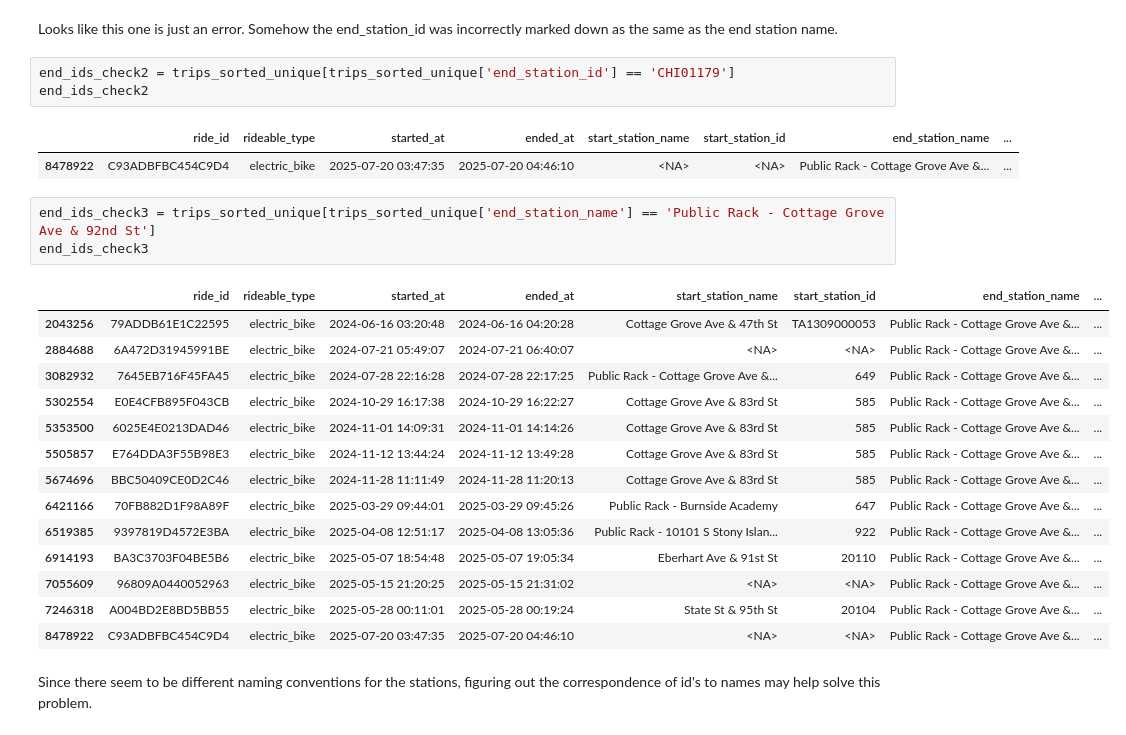
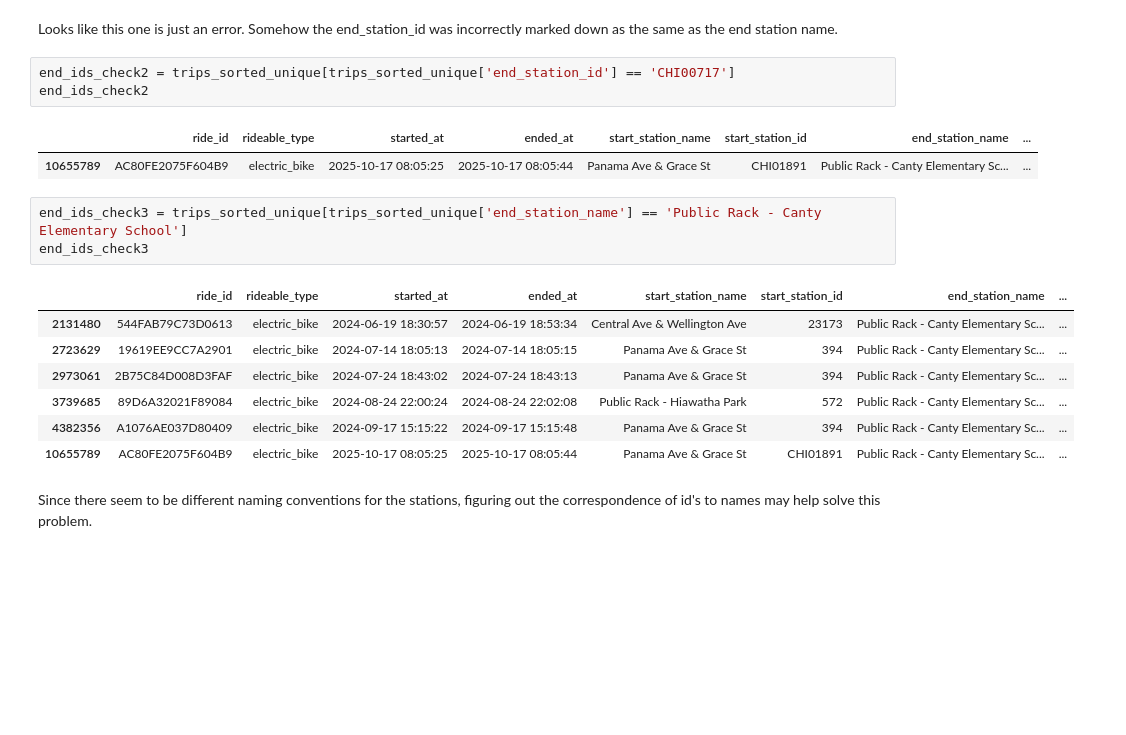
Before and after one commit to ashleyjtoth/Divvy-analysis, a Jupyter notebook: Divvy-data-wrangling.ipynb, the cells around one changed output. Cells and saved outputs as stored; diff of their text form; blank space fills up the shorter version.

```diff
--- a/Divvy-data-wrangling.ipynb
+++ b/Divvy-data-wrangling.ipynb
@@ -456,29 +527,22 @@ end_ids_check1
 # %% [markdown]
 Looks like this one is just an error. Somehow the end_station_id was incorrectly marked down as the same as the end station name.
 # %%
-end_ids_check2 = trips_sorted_unique[trips_sorted_unique['end_station_id'] == 'CHI01179']
+end_ids_check2 = trips_sorted_unique[trips_sorted_unique['end_station_id'] == 'CHI00717']
 end_ids_check2
 # %% [output]
 |  | ride_id | rideable_type | started_at | ended_at | start_station_name | start_station_id | end_station_name | ... |
-| 8478922 | C93ADBFBC454C9D4 | electric_bike | 2025-07-20 03:47:35 | 2025-07-20 04:46:10 | <NA> | <NA> | Public Rack - Cottage Grove Ave &... | ... |
+| 10655789 | AC80FE2075F604B9 | electric_bike | 2025-10-17 08:05:25 | 2025-10-17 08:05:44 | Panama Ave & Grace St | CHI01891 | Public Rack - Canty Elementary Sc... | ... |
 # %%
-end_ids_check3 = trips_sorted_unique[trips_sorted_unique['end_station_name'] == 'Public Rack - Cottage Grove Ave & 92nd St']
+end_ids_check3 = trips_sorted_unique[trips_sorted_unique['end_station_name'] == 'Public Rack - Canty Elementary School']
 end_ids_check3
 # %% [output]
 |  | ride_id | rideable_type | started_at | ended_at | start_station_name | start_station_id | end_station_name | ... |
-| 2043256 | 79ADDB61E1C22595 | electric_bike | 2024-06-16 03:20:48 | 2024-06-16 04:20:28 | Cottage Grove Ave & 47th St | TA1309000053 | Public Rack - Cottage Grove Ave &... | ... |
-| 2884688 | 6A472D31945991BE | electric_bike | 2024-07-21 05:49:07 | 2024-07-21 06:40:07 | <NA> | <NA> | Public Rack - Cottage Grove Ave &... | ... |
-| 3082932 | 7645EB716F45FA45 | electric_bike | 2024-07-28 22:16:28 | 2024-07-28 22:17:25 | Public Rack - Cottage Grove Ave &... | 649 | Public Rack - Cottage Grove Ave &... | ... |
-| 5302554 | E0E4CFB895F043CB | electric_bike | 2024-10-29 16:17:38 | 2024-10-29 16:22:27 | Cottage Grove Ave & 83rd St | 585 | Public Rack - Cottage Grove Ave &... | ... |
-| 5353500 | 6025E4E0213DAD46 | electric_bike | 2024-11-01 14:09:31 | 2024-11-01 14:14:26 | Cottage Grove Ave & 83rd St | 585 | Public Rack - Cottage Grove Ave &... | ... |
-| 5505857 | E764DDA3F55B98E3 | electric_bike | 2024-11-12 13:44:24 | 2024-11-12 13:49:28 | Cottage Grove Ave & 83rd St | 585 | Public Rack - Cottage Grove Ave &... | ... |
-| 5674696 | BBC50409CE0D2C46 | electric_bike | 2024-11-28 11:11:49 | 2024-11-28 11:20:13 | Cottage Grove Ave & 83rd St | 585 | Public Rack - Cottage Grove Ave &... | ... |
-| 6421166 | 70FB882D1F98A89F | electric_bike | 2025-03-29 09:44:01 | 2025-03-29 09:45:26 | Public Rack - Burnside Academy | 647 | Public Rack - Cottage Grove Ave &... | ... |
-| 6519385 | 9397819D4572E3BA | electric_bike | 2025-04-08 12:51:17 | 2025-04-08 13:05:36 | Public Rack - 10101 S Stony Islan... | 922 | Public Rack - Cottage Grove Ave &... | ... |
-| 6914193 | BA3C3703F04BE5B6 | electric_bike | 2025-05-07 18:54:48 | 2025-05-07 19:05:34 | Eberhart Ave & 91st St | 20110 | Public Rack - Cottage Grove Ave &... | ... |
-| 7055609 | 96809A0440052963 | electric_bike | 2025-05-15 21:20:25 | 2025-05-15 21:31:02 | <NA> | <NA> | Public Rack - Cottage Grove Ave &... | ... |
-| 7246318 | A004BD2E8BD5BB55 | electric_bike | 2025-05-28 00:11:01 | 2025-05-28 00:19:24 | State St & 95th St | 20104 | Public Rack - Cottage Grove Ave &... | ... |
-| 8478922 | C93ADBFBC454C9D4 | electric_bike | 2025-07-20 03:47:35 | 2025-07-20 04:46:10 | <NA> | <NA> | Public Rack - Cottage Grove Ave &... | ... |
+| 2131480 | 544FAB79C73D0613 | electric_bike | 2024-06-19 18:30:57 | 2024-06-19 18:53:34 | Central Ave & Wellington Ave | 23173 | Public Rack - Canty Elementary Sc... | ... |
+| 2723629 | 19619EE9CC7A2901 | electric_bike | 2024-07-14 18:05:13 | 2024-07-14 18:05:15 | Panama Ave & Grace St | 394 | Public Rack - Canty Elementary Sc... | ... |
+| 2973061 | 2B75C84D008D3FAF | electric_bike | 2024-07-24 18:43:02 | 2024-07-24 18:43:13 | Panama Ave & Grace St | 394 | Public Rack - Canty Elementary Sc... | ... |
+| 3739685 | 89D6A32021F89084 | electric_bike | 2024-08-24 22:00:24 | 2024-08-24 22:02:08 | Public Rack - Hiawatha Park | 572 | Public Rack - Canty Elementary Sc... | ... |
+| 4382356 | A1076AE037D80409 | electric_bike | 2024-09-17 15:15:22 | 2024-09-17 15:15:48 | Panama Ave & Grace St | 394 | Public Rack - Canty Elementary Sc... | ... |
+| 10655789 | AC80FE2075F604B9 | electric_bike | 2025-10-17 08:05:25 | 2025-10-17 08:05:44 | Panama Ave & Grace St | CHI01891 | Public Rack - Canty Elementary Sc... | ... |
 # %% [markdown]
 Since there seem to be different naming conventions for the stations, figuring out the correspondence of id's to names may help solve this problem.
 # %% [markdown]
```
Also changed, not shown: parts of 139 cells of this notebook.
